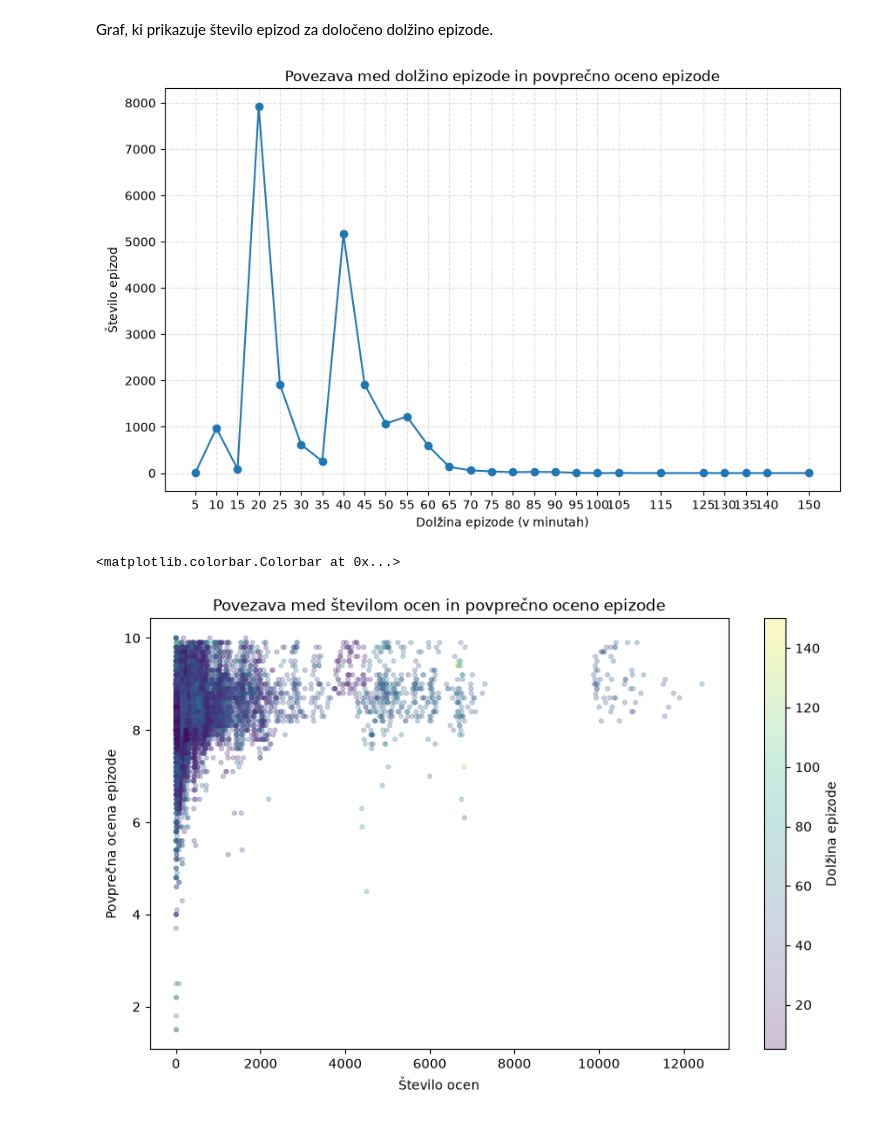
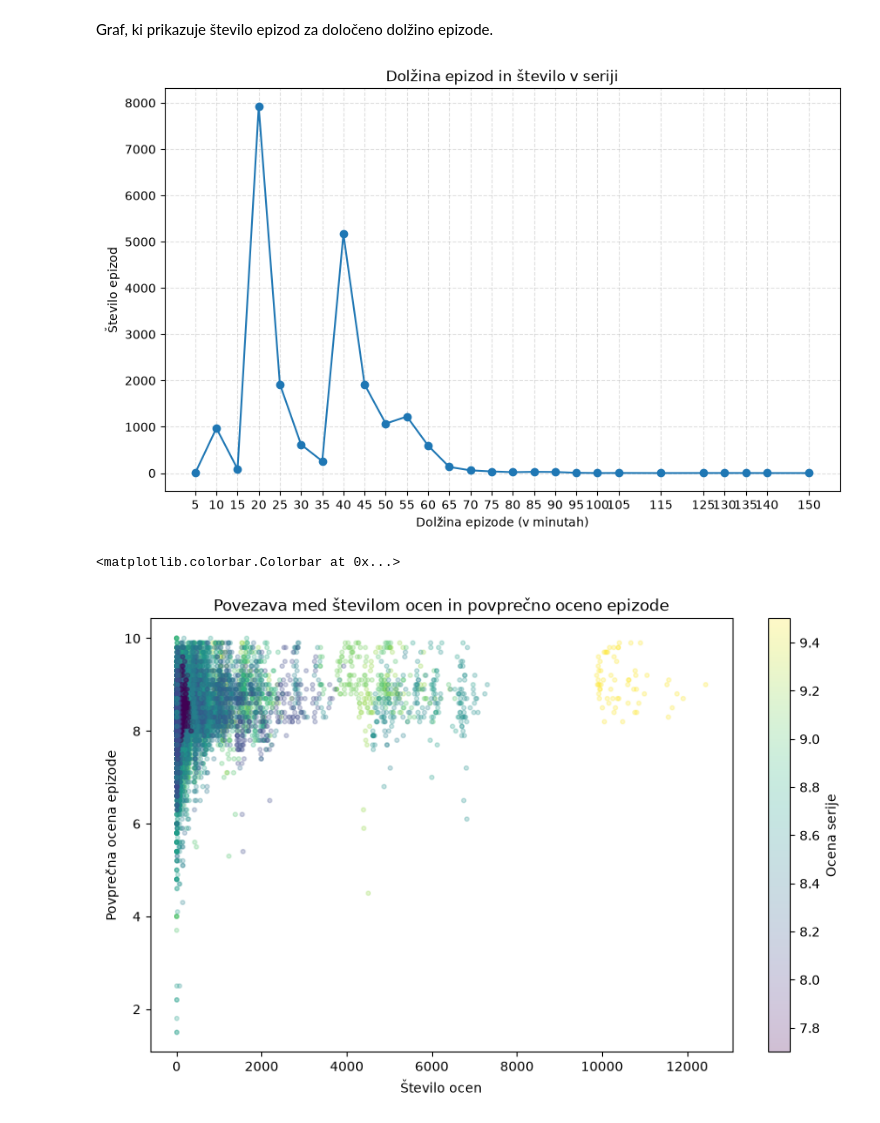
Before and after one commit to neca-klemencic/projektna_naloga_uvp, a Jupyter notebook: analiza.ipynb, the cells around one changed output. Saved outputs shown, nothing was run; the diff lists cells and outputs as text; code cells hidden in the pictures.

```diff
--- a/analiza.ipynb
+++ b/analiza.ipynb
@@ -91,24 +77,24 @@ intervali = (
 intervali = intervali.dropna()
 
 plt.figure(figsize=(10, 6))
-plt.title("Povezava med dolžino epizode in povprečno oceno epizode")
+plt.title("Dolžina epizod in število v seriji")
 plt.xlabel("Dolžina epizode (v minutah)")
 plt.ylabel("Število epizod")
 plt.plot(intervali.index, intervali.values, marker="o")
 plt.xticks(intervali.index)
 plt.grid(True, linestyle="--", alpha=0.4)
 # %% [output]
-[figure, old version]
+[figure, new version]
 # %%
 stevilo_ocen = podatki_epizode["community_count"]
 povprecna_ocena = podatki_epizode["vote_average"]
 
 plt.figure(figsize=(10, 6))
-scatter = plt.scatter(stevilo_ocen, povprecna_ocena, s=10, c=podatki_epizode["bins_dolzina"], alpha=0.25)
+scatter = plt.scatter(stevilo_ocen, povprecna_ocena, s=10, c=podatki_epizode["ocena_serije"], alpha=0.25)
 plt.title("Povezava med številom ocen in povprečno oceno epizode")
 plt.xlabel("Število ocen")
 plt.ylabel("Povprečna ocena epizode")
-plt.colorbar(scatter, label="Dolžina epizode")
+plt.colorbar(scatter, label="Ocena serije")
 # %% [output]
 <matplotlib.colorbar.Colorbar at 0x...>
-[figure, old version]
+[figure, new version]
```
Also changed, not shown: parts of 21 cells of this notebook, 1 other file.
